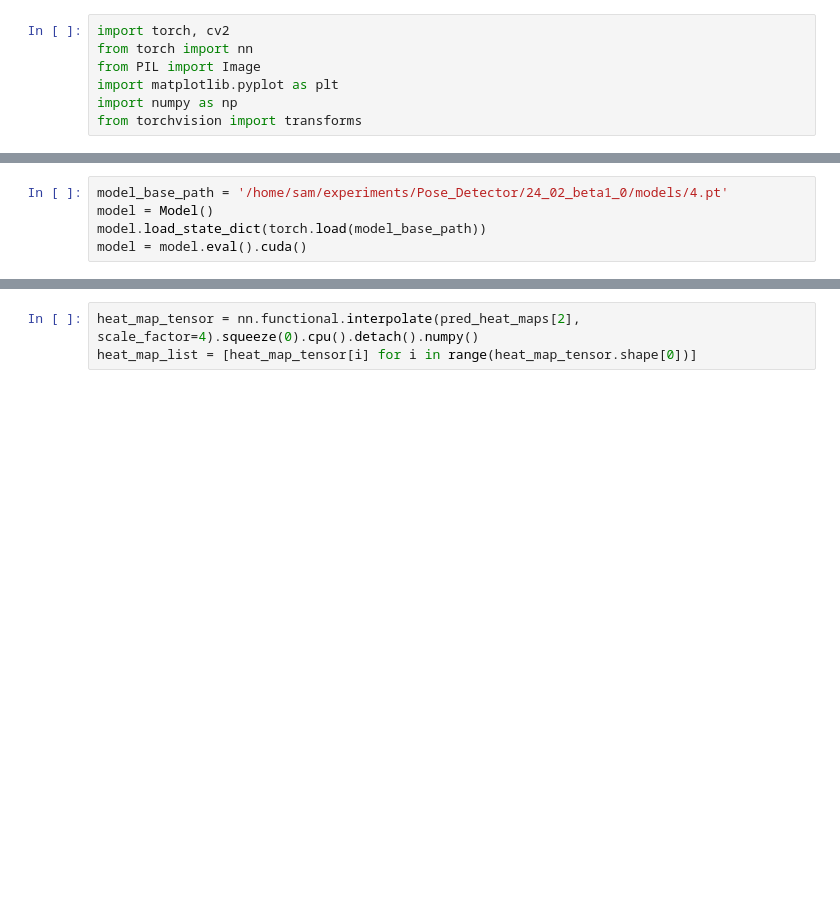
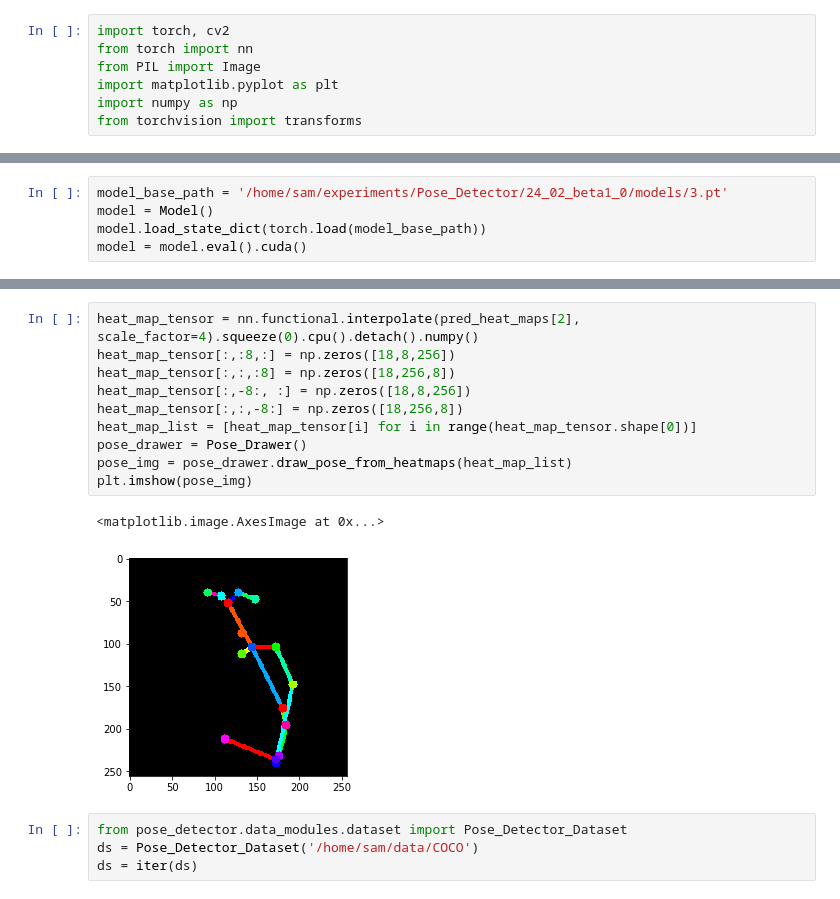
Before and after one commit to samringer/fashion_killer, a Jupyter notebook: Inference.ipynb, the cells around one changed output, grey strips where cells are left out. Drawn from its saved outputs; the diff is of its cells as text; blank space fills up the shorter version.

```diff
--- a/Inference.ipynb
+++ b/Inference.ipynb
@@ -18,5 +17,5 @@ from pose_detector.model.model import Model
 # %%
-model_base_path = '/home/sam/experiments/Pose_Detector/24_02_beta1_0/models/4.pt'
+model_base_path = '/home/sam/experiments/Pose_Detector/24_02_beta1_0/models/3.pt'
 model = Model()
 model.load_state_dict(torch.load(model_base_path))
 model = model.eval().cuda()
@@ -58,3 +65,17 @@ np.amax(sample_hm)
 # %%
 heat_map_tensor = nn.functional.interpolate(pred_heat_maps[2], scale_factor=4).squeeze(0).cpu().detach().numpy()
+heat_map_tensor[:,:8,:] = np.zeros([18,8,256])
+heat_map_tensor[:,:,:8] = np.zeros([18,256,8])
+heat_map_tensor[:,-8:, :] = np.zeros([18,8,256])
+heat_map_tensor[:,:,-8:] = np.zeros([18,256,8])
 heat_map_list = [heat_map_tensor[i] for i in range(heat_map_tensor.shape[0])]
+pose_drawer = Pose_Drawer()
+pose_img = pose_drawer.draw_pose_from_heatmaps(heat_map_list)
+plt.imshow(pose_img)
+# %% [output]
+<matplotlib.image.AxesImage at 0x...>
+[figure, added]
+# %%
+from pose_detector.data_modules.dataset import Pose_Detector_Dataset
+ds = Pose_Detector_Dataset('/home/sam/data/COCO')
+ds = iter(ds)
```
Also changed, not shown: parts of 16 cells of this notebook, 5 other files.
